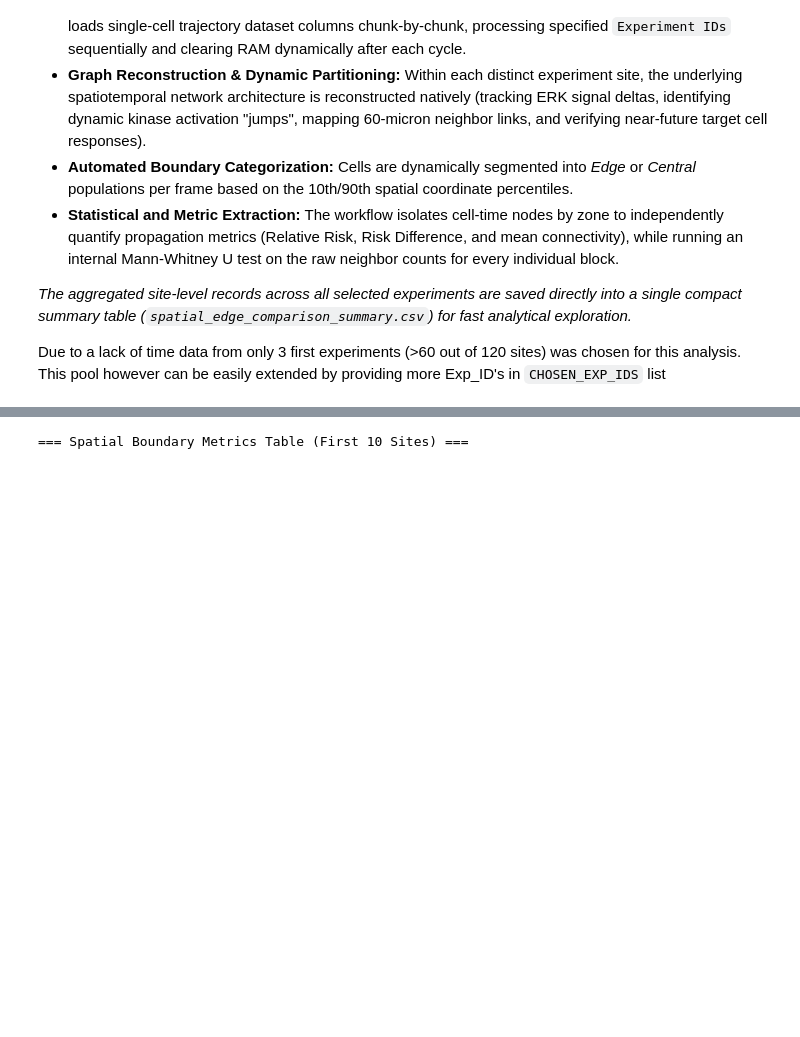
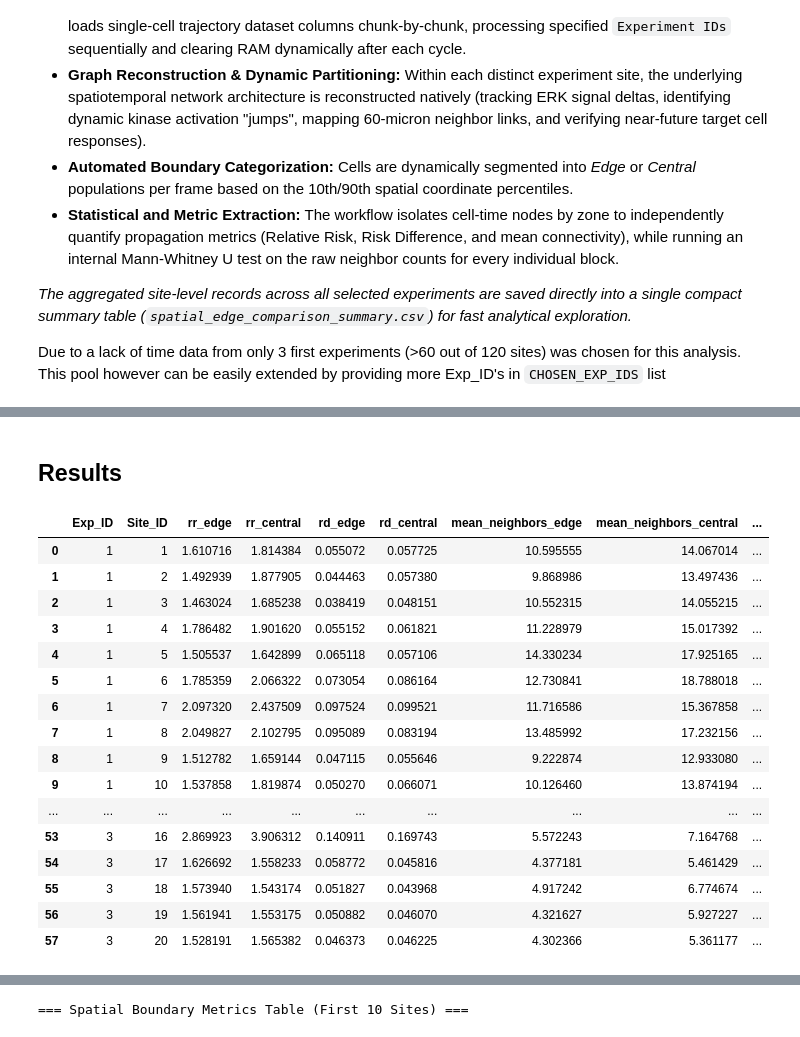
Before and after one commit to aleksandraburakowska1/UW-SysBiol-Project2, a Jupyter notebook: notebooks/TaskB2.ipynb, the cells around one changed output, grey strips where cells are left out. Cells and saved outputs as stored; diff of their text form; code cells hidden in the pictures; blank space fills up the shorter version.

Commit message:
add neighbours test results

```diff
--- a/notebooks/TaskB2.ipynb
+++ b/notebooks/TaskB2.ipynb
@@ -352,3 +336,27 @@ LOADING EXPERIMENT 1 INTO MEMORY
+# %% [markdown]
+## Results
+# %%
+summary_file_path = OUTPUT_ROOT / 'spatial_edge_comparison_summary.csv'
+summary_df = pd.read_csv(summary_file_path)
+summary_df
+# %% [output]
+|  | Exp_ID | Site_ID | rr_edge | rr_central | rd_edge | rd_central | mean_neighbors_edge | mean_neighbors_central | ... |
+| 0 | 1 | 1 | 1.610716 | 1.814384 | 0.055072 | 0.057725 | 10.595555 | 14.067014 | ... |
+| 1 | 1 | 2 | 1.492939 | 1.877905 | 0.044463 | 0.057380 | 9.868986 | 13.497436 | ... |
+| 2 | 1 | 3 | 1.463024 | 1.685238 | 0.038419 | 0.048151 | 10.552315 | 14.055215 | ... |
+| 3 | 1 | 4 | 1.786482 | 1.901620 | 0.055152 | 0.061821 | 11.228979 | 15.017392 | ... |
+| 4 | 1 | 5 | 1.505537 | 1.642899 | 0.065118 | 0.057106 | 14.330234 | 17.925165 | ... |
+| 5 | 1 | 6 | 1.785359 | 2.066322 | 0.073054 | 0.086164 | 12.730841 | 18.788018 | ... |
+| 6 | 1 | 7 | 2.097320 | 2.437509 | 0.097524 | 0.099521 | 11.716586 | 15.367858 | ... |
+| 7 | 1 | 8 | 2.049827 | 2.102795 | 0.095089 | 0.083194 | 13.485992 | 17.232156 | ... |
+| 8 | 1 | 9 | 1.512782 | 1.659144 | 0.047115 | 0.055646 | 9.222874 | 12.933080 | ... |
+| 9 | 1 | 10 | 1.537858 | 1.819874 | 0.050270 | 0.066071 | 10.126460 | 13.874194 | ... |
+| ... | ... | ... | ... | ... | ... | ... | ... | ... | ... |
+| 53 | 3 | 16 | 2.869923 | 3.906312 | 0.140911 | 0.169743 | 5.572243 | 7.164768 | ... |
+| 54 | 3 | 17 | 1.626692 | 1.558233 | 0.058772 | 0.045816 | 4.377181 | 5.461429 | ... |
+| 55 | 3 | 18 | 1.573940 | 1.543174 | 0.051827 | 0.043968 | 4.917242 | 6.774674 | ... |
+| 56 | 3 | 19 | 1.561941 | 1.553175 | 0.050882 | 0.046070 | 4.321627 | 5.927227 | ... |
+| 57 | 3 | 20 | 1.528191 | 1.565382 | 0.046373 | 0.046225 | 4.302366 | 5.361177 | ... |
 # %% [markdown]
 ## Multi-Panel Visualization: Quantifying Boundary Geometrical and Propagation Effects
 
```
Also changed, not shown: parts of 7 cells of this notebook.
